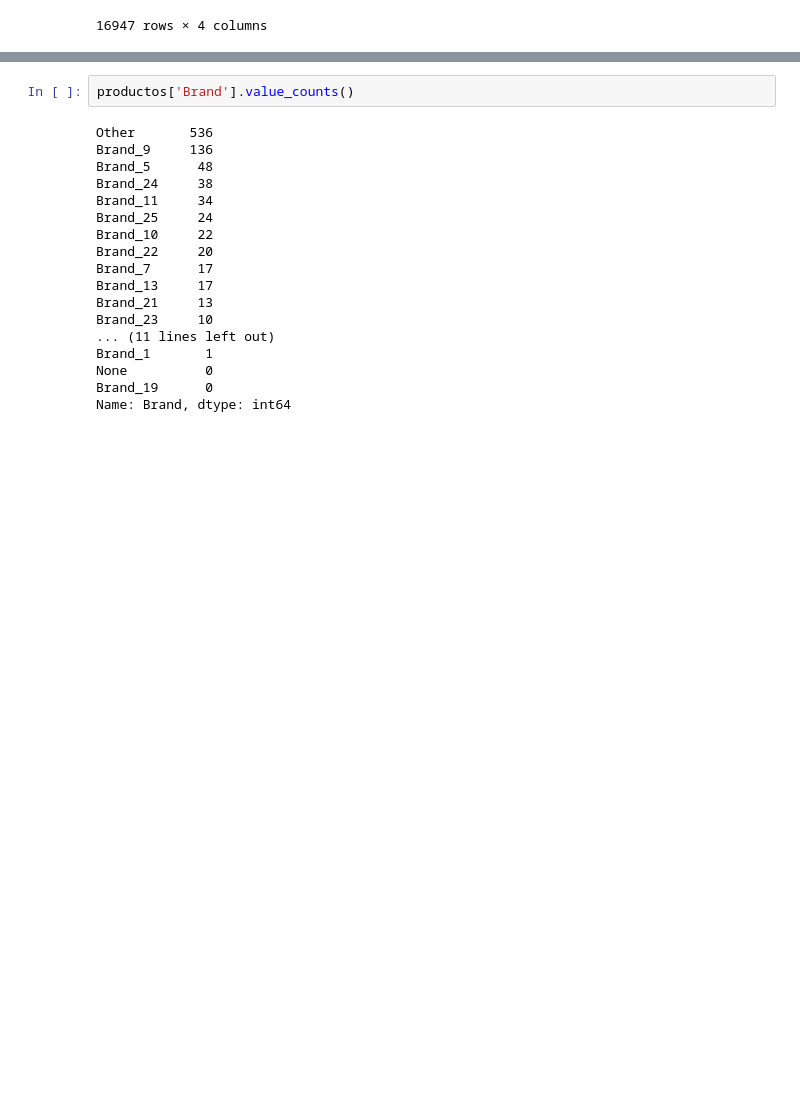
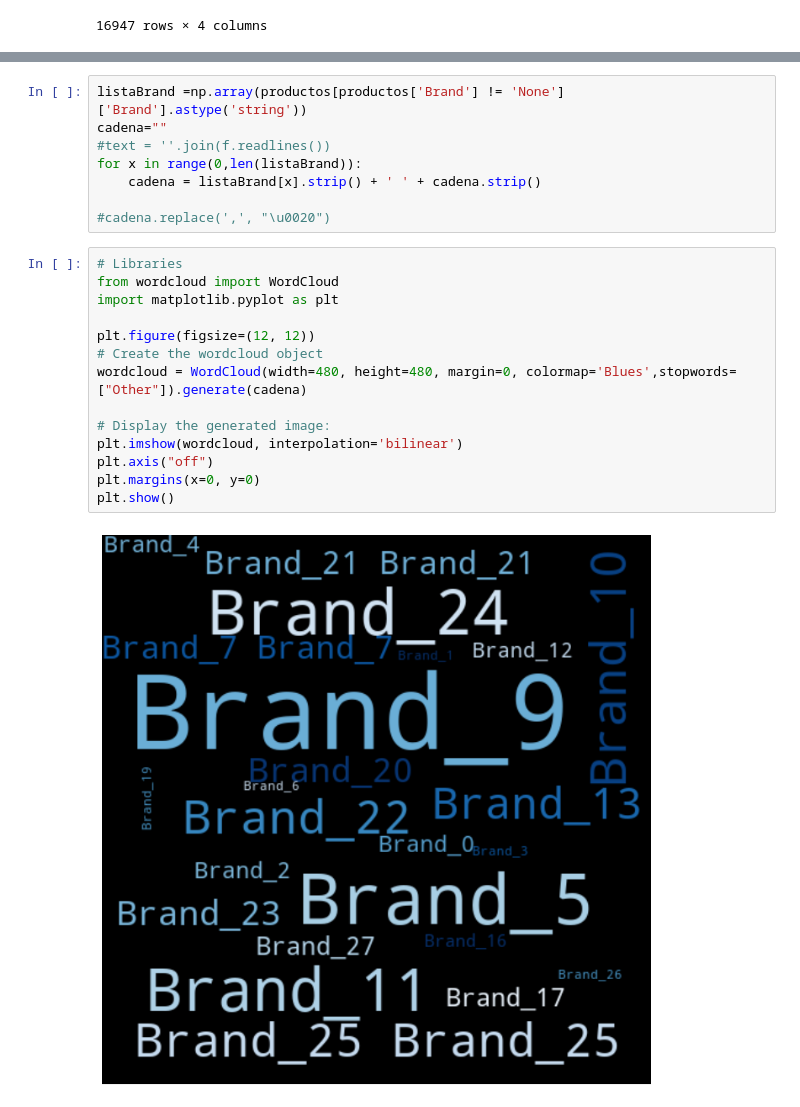
Before and after one commit to MauricioFIUBA/TP1OrganizacionDeDatos, a Jupyter notebook: Analisis_1.ipynb, the cells around one changed output, grey strips where cells are left out. Drawn from its saved outputs; the diff is of its cells as text; blank space fills up the shorter version.

Commit message:
prueba de WordCloud

```diff
--- a/Analisis_1.ipynb
+++ b/Analisis_1.ipynb
@@ -376,23 +376,27 @@ productos
-# %%
-productos['Brand'].value_counts()
-# %% [output]
-Other       536
-Brand_9     136
-Brand_5      48
-Brand_24     38
-Brand_11     34
-Brand_25     24
-Brand_10     22
-Brand_22     20
-Brand_7      17
-Brand_13     17
-Brand_21     13
-Brand_23     10
-... (11 lines left out)
-Brand_1       1
-None          0
-Brand_19      0
-Name: Brand, dtype: int64
+# %%
+listaBrand =np.array(productos[productos['Brand'] != 'None']['Brand'].astype('string'))
+cadena=""
+#text = ''.join(f.readlines())
+for x in range(0,len(listaBrand)):
+    cadena = listaBrand[x].strip() + ' ' + cadena.strip()
+
+#cadena.replace(',', "\u0020")
+# %%
+# Libraries
+from wordcloud import WordCloud
+import matplotlib.pyplot as plt
+
+plt.figure(figsize=(12, 12))
+# Create the wordcloud object
+wordcloud = WordCloud(width=480, height=480, margin=0, colormap='Blues',stopwords=["Other"]).generate(cadena)
+
+# Display the generated image:
+plt.imshow(wordcloud, interpolation='bilinear')
+plt.axis("off")
+plt.margins(x=0, y=0)
+plt.show()
+# %% [output]
+[figure, added]
 # %%
 productos['Product_Type'].value_counts()
 # %% [output]
```
Also changed, not shown: parts of 6 cells of this notebook.
